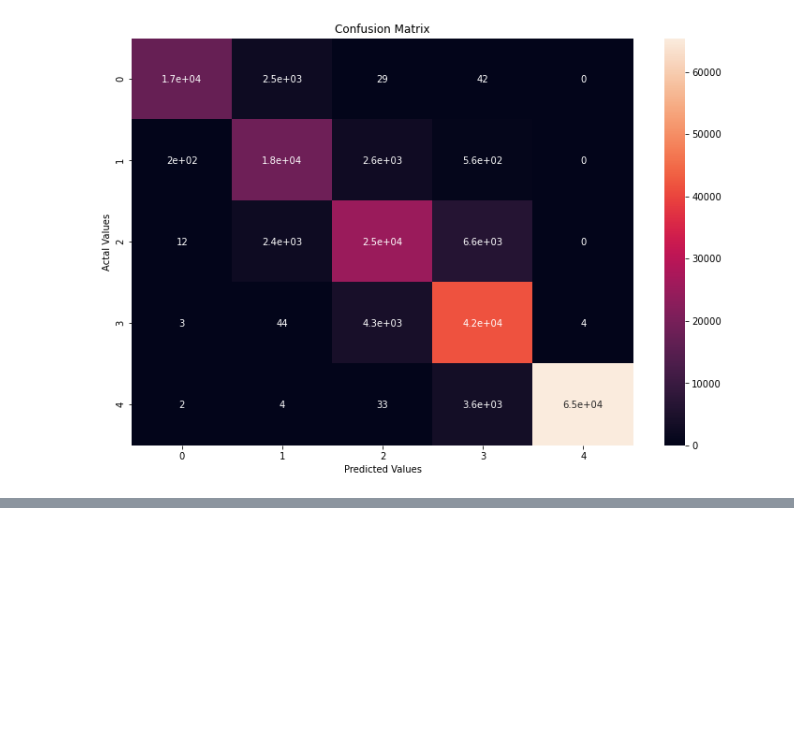
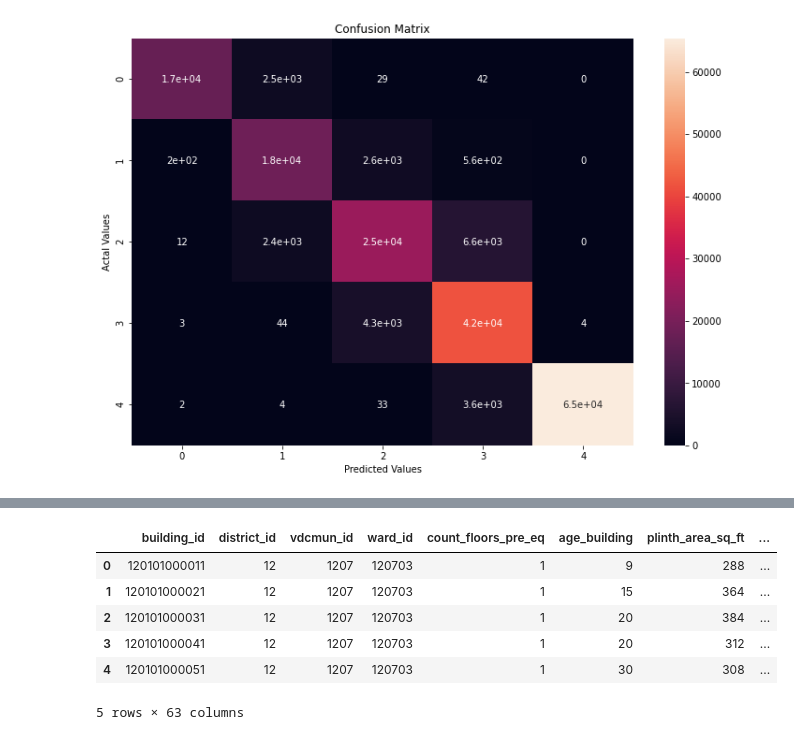
Before and after one commit to JesselyEnriquez/climateJustice, a Jupyter notebook: Code/Modeling/logistic_regression.ipynb, the cells around one changed output, grey strips where cells are left out. Cells and saved outputs as stored; diff of their text form; code cells hidden in the pictures; blank space fills up the shorter version.

```diff
--- a/Code/Modeling/logistic_regression.ipynb
+++ b/Code/Modeling/logistic_regression.ipynb
@@ -129,3 +137,9 @@ XGBoost Classificaition Report
    macro avg       0.87      0.86      0.86    190527
 weighted avg       0.89      0.88      0.88    190527
 [figure]
+# %%
+# A REALIZATION need to drop anything related to the post earthquake information to model future damage
+catdf[['condition_post_eq','condition_post_eq']].head(2)
+
+pre_eq_cat = catdf.drop(columns=['condition_post_eq','condition_post_eq'])
+pre_eq_cat.head(2)
@@ -131,0 +150,5 @@ weighted avg       0.89      0.88      0.88    190527
+# %%
+dummified_1 = pd.get_dummies(data=pre_eq_cat,drop_first=True)
+dummified_1 = pd.concat([numdf,dummified_1],axis=1)
+print(dummified_1.shape)
+dummified_1[['count_floors_post_eq' , 'height_ft_post_eq']].head(2)
@@ -131,0 +160,11 @@ weighted avg       0.89      0.88      0.88    190527
+# %%
+dummified_1.drop(columns=['count_floors_post_eq' , 'height_ft_post_eq','technical_solution_proposed'],inplace=True)
+dummified_1.head()
+# %% [output]
+|  | building_id | district_id | vdcmun_id | ward_id | count_floors_pre_eq | age_building | plinth_area_sq_ft | ... |
+| 0 | 120101000011 | 12 | 1207 | 120703 | 1 | 9 | 288 | ... |
+| 1 | 120101000021 | 12 | 1207 | 120703 | 1 | 15 | 364 | ... |
+| 2 | 120101000031 | 12 | 1207 | 120703 | 1 | 20 | 384 | ... |
+| 3 | 120101000041 | 12 | 1207 | 120703 | 1 | 20 | 312 | ... |
+| 4 | 120101000051 | 12 | 1207 | 120703 | 1 | 30 | 308 | ... |
+5 rows × 63 columns
```
Also changed, not shown: parts of 15 cells of this notebook, 2 other files.
